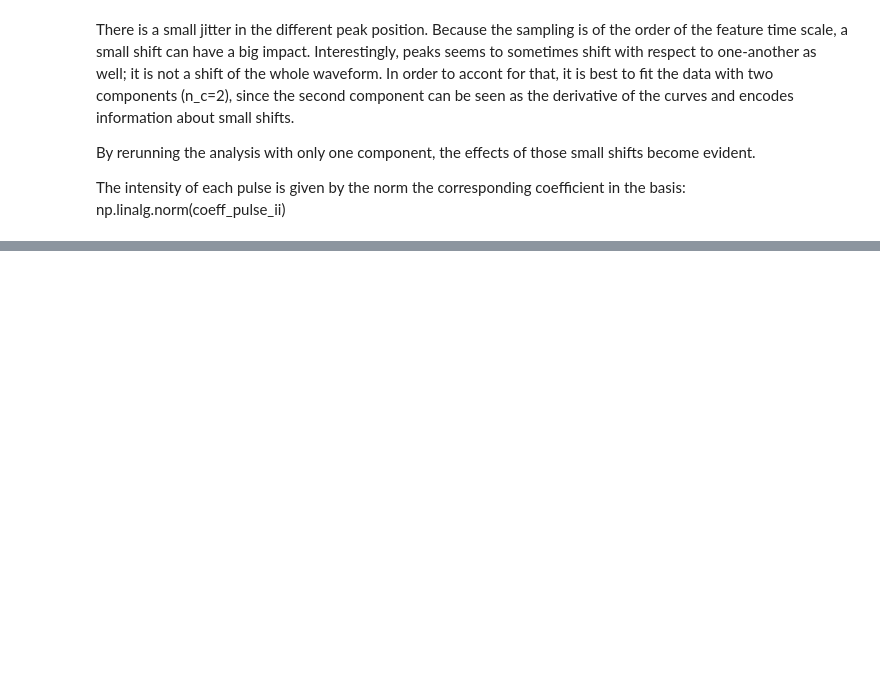
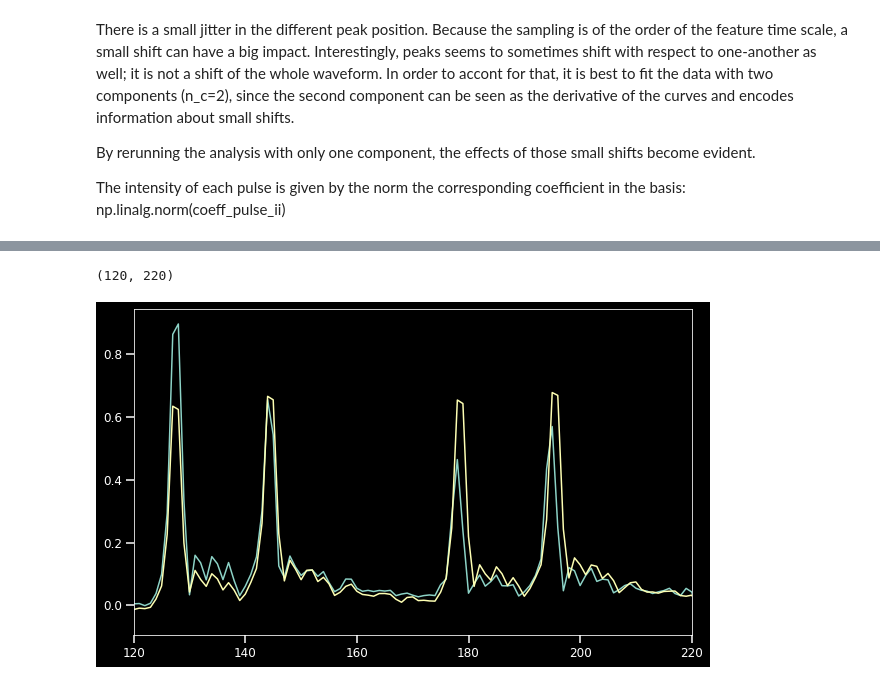
Before and after one commit to vespos/data_processing, a Jupyter notebook: waveform_analysis/multi_pulse/4pulse_xcs.ipynb, the cells around one changed output, grey strips where cells are left out. Drawn from its saved outputs; the diff is of its cells as text; code cells hidden in the pictures; blank space fills up the shorter version.

```diff
--- a/waveform_analysis/multi_pulse/4pulse_xcs.ipynb
+++ b/waveform_analysis/multi_pulse/4pulse_xcs.ipynb
@@ -224,0 +235,7 @@ The intensity of each pulse is given by the norm the corresponding coefficient i
+# %%
+plt.plot(dat[1])
+plt.plot(np.sum(regr2.A[0::n_c,:], axis=0))
+plt.xlim(120,220)
+# %% [output]
+(120, 220)
+[figure, added]
```
Also changed, not shown: parts of 15 cells of this notebook, 3 other files.
